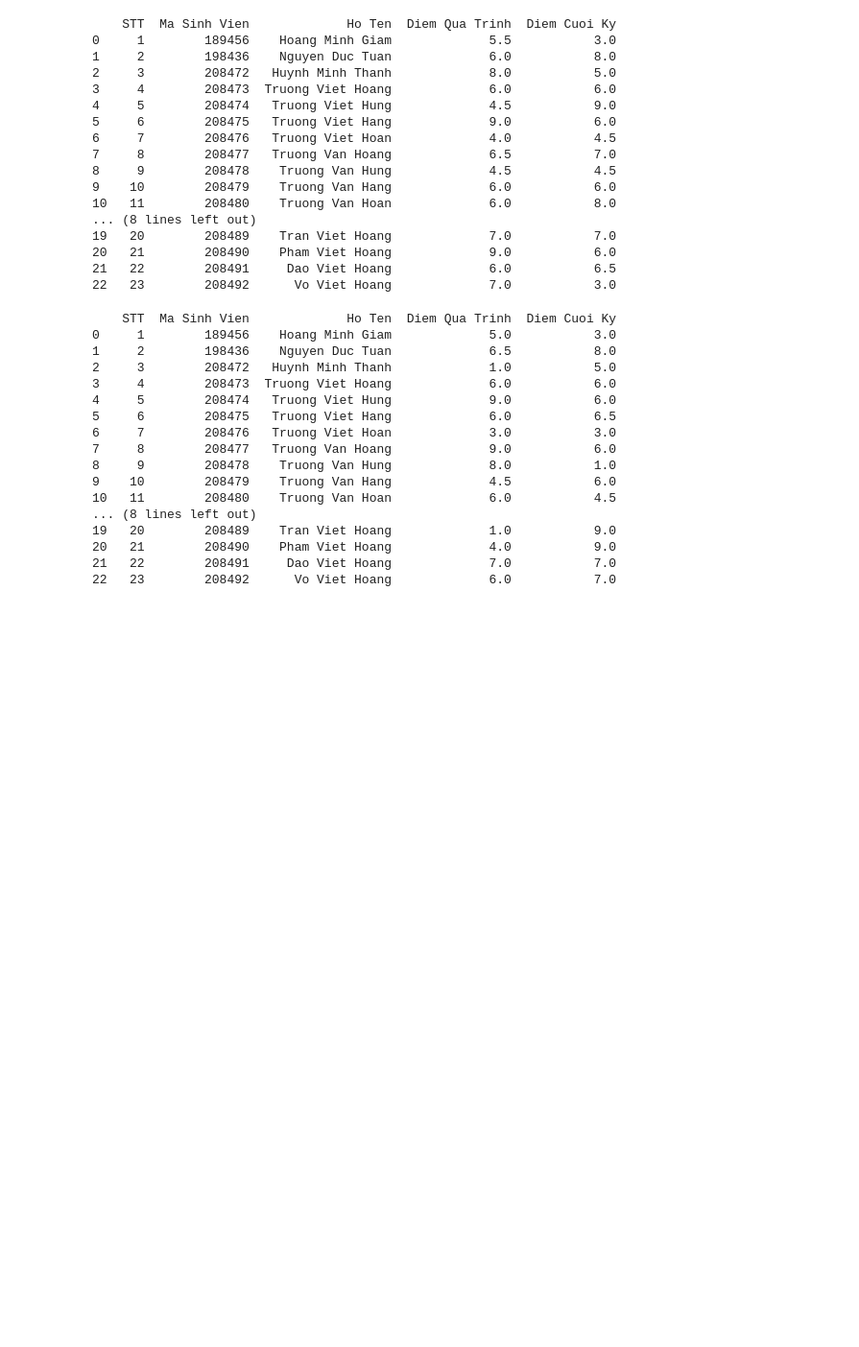
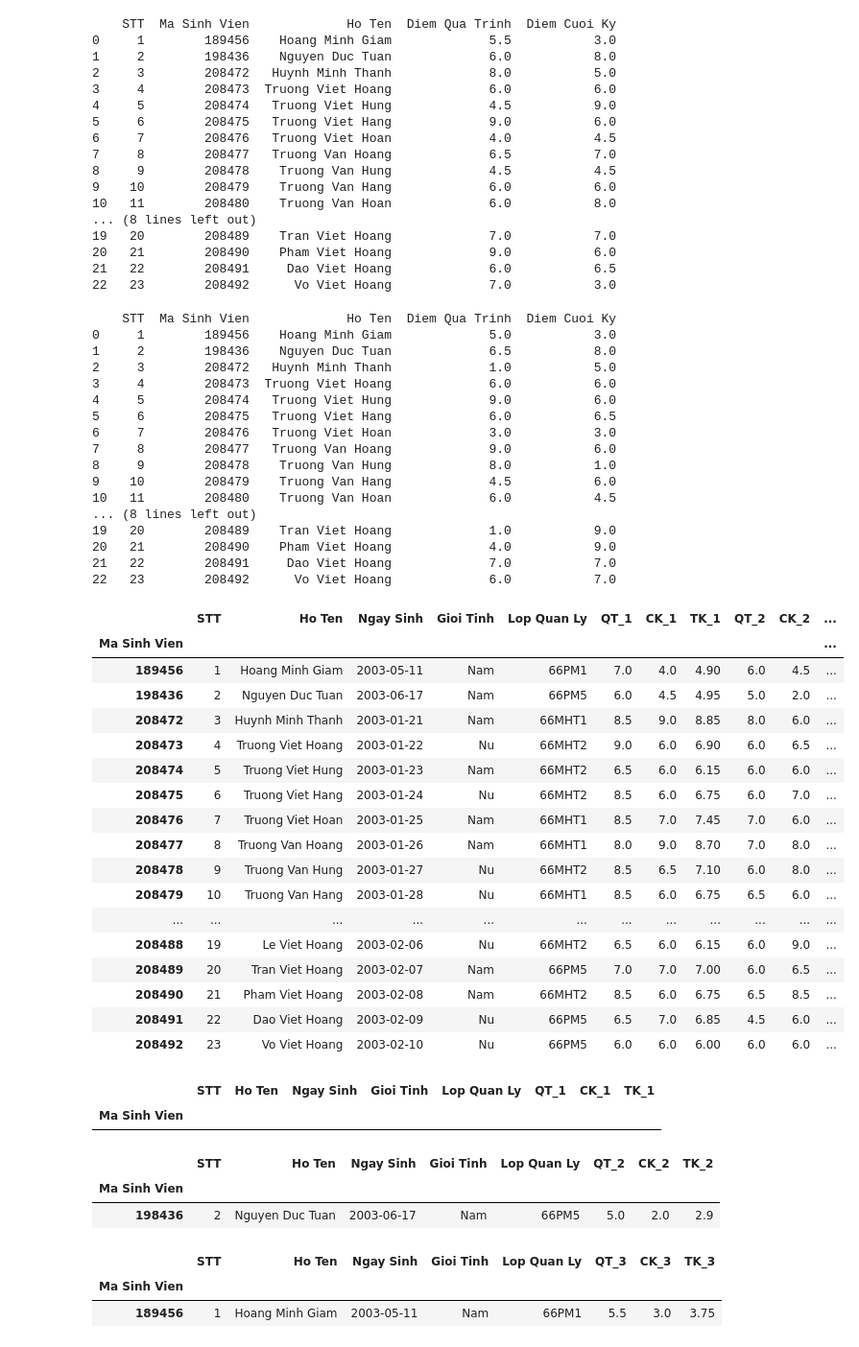
Before and after one commit to ngminhoang/Python-UDKT_Project-ManaPloyee, a Jupyter notebook: BT_02/BaiThucHanhNhomSo2.ipynb, the cells around one changed output. Shown: that part at 96% size. Cells and saved outputs as stored; diff of their text form; code cells hidden in the pictures; blank space fills up the shorter version.

```diff
--- a/BT_02/BaiThucHanhNhomSo2.ipynb
+++ b/BT_02/BaiThucHanhNhomSo2.ipynb
@@ -193,3 +209,19 @@ print(df_diem_mon_4)
 20   21        208490    Pham Viet Hoang             4.0           9.0
 21   22        208491     Dao Viet Hoang             7.0           7.0
 22   23        208492      Vo Viet Hoang             6.0           7.0
+# %%
+temp_diem_1 = df_diem_mon_1.copy()
+temp_diem_2 = df_diem_mon_2.copy()
+temp_diem_3 = df_diem_mon_3.copy()
+temp_diem_4 = df_diem_mon_4.copy()
+# %%
+# Add indexes
+
+temp_diem_1_reset = temp_diem_1.drop(["STT", "Ho Ten"], axis="columns").rename({"Diem Qua Trinh": "QT_1", "Diem Cuoi Ky": "CK_1"},
+                                                                   axis='columns').set_index('Ma Sinh Vien')
+temp_diem_2_reset = temp_diem_2.drop(["STT", "Ho Ten"], axis="columns").rename({"Diem Qua Trinh": "QT_2", "Diem Cuoi Ky": "CK_2"},
+                                                                   axis='columns').set_index('Ma Sinh Vien')
+temp_diem_3_reset = temp_diem_3.drop(["STT", "Ho Ten"], axis="columns").rename({"Diem Qua Trinh": "QT_3", "Diem Cuoi Ky": "CK_3"},
+                                                                   axis='columns').set_index('Ma Sinh Vien')
+temp_diem_4_reset = temp_diem_4.drop(["STT", "Ho Ten"], axis="columns").rename({"Diem Qua Trinh": "QT_4", "Diem Cuoi Ky": "CK_4"},
+                                                                   axis='columns').set_index('Ma Sinh Vien')
@@ -195,0 +238,24 @@ print(df_diem_mon_4)
+# %%
+# All sinh vien + all diem
+df_all_diem_sinh_vien = df_sinh_vien.set_index('Ma Sinh Vien').join(
+    [temp_diem_1_reset, temp_diem_2_reset, temp_diem_3_reset, temp_diem_4_reset])
+df_all_diem_sinh_vien
+# %% [output]
+|  | STT | Ho Ten | Ngay Sinh | Gioi Tinh | Lop Quan Ly | QT_1 | CK_1 | TK_1 | QT_2 | CK_2 | ... |
+| Ma Sinh Vien |  |  |  |  |  |  |  |  |  |  | ... |
+| 189456 | 1 | Hoang Minh Giam | 2003-05-11 | Nam | 66PM1 | 7.0 | 4.0 | 4.90 | 6.0 | 4.5 | ... |
+| 198436 | 2 | Nguyen Duc Tuan | 2003-06-17 | Nam | 66PM5 | 6.0 | 4.5 | 4.95 | 5.0 | 2.0 | ... |
+| 208472 | 3 | Huynh Minh Thanh | 2003-01-21 | Nam | 66MHT1 | 8.5 | 9.0 | 8.85 | 8.0 | 6.0 | ... |
+| 208473 | 4 | Truong Viet Hoang | 2003-01-22 | Nu | 66MHT2 | 9.0 | 6.0 | 6.90 | 6.0 | 6.5 | ... |
+| 208474 | 5 | Truong Viet Hung | 2003-01-23 | Nam | 66MHT2 | 6.5 | 6.0 | 6.15 | 6.0 | 6.0 | ... |
+| 208475 | 6 | Truong Viet Hang | 2003-01-24 | Nu | 66MHT2 | 8.5 | 6.0 | 6.75 | 6.0 | 7.0 | ... |
+| 208476 | 7 | Truong Viet Hoan | 2003-01-25 | Nam | 66MHT1 | 8.5 | 7.0 | 7.45 | 7.0 | 6.0 | ... |
+| 208477 | 8 | Truong Van Hoang | 2003-01-26 | Nam | 66MHT1 | 8.0 | 9.0 | 8.70 | 7.0 | 8.0 | ... |
+| 208478 | 9 | Truong Van Hung | 2003-01-27 | Nu | 66MHT2 | 8.5 | 6.5 | 7.10 | 6.0 | 8.0 | ... |
+| 208479 | 10 | Truong Van Hang | 2003-01-28 | Nu | 66MHT1 | 8.5 | 6.0 | 6.75 | 6.5 | 6.0 | ... |
+| ... | ... | ... | ... | ... | ... | ... | ... | ... | ... | ... | ... |
+| 208488 | 19 | Le Viet Hoang | 2003-02-06 | Nu | 66MHT2 | 6.5 | 6.0 | 6.15 | 6.0 | 9.0 | ... |
+| 208489 | 20 | Tran Viet Hoang | 2003-02-07 | Nam | 66PM5 | 7.0 | 7.0 | 7.00 | 6.0 | 6.5 | ... |
+| 208490 | 21 | Pham Viet Hoang | 2003-02-08 | Nam | 66MHT2 | 8.5 | 6.0 | 6.75 | 6.5 | 8.5 | ... |
+| 208491 | 22 | Dao Viet Hoang | 2003-02-09 | Nu | 66PM5 | 6.5 | 7.0 | 6.85 | 4.5 | 6.0 | ... |
+| 208492 | 23 | Vo Viet Hoang | 2003-02-10 | Nu | 66PM5 | 6.0 | 6.0 | 6.00 | 6.0 | 6.0 | ... |
@@ -195,0 +267,18 @@ print(df_diem_mon_4)
+# %%
+# Cac svien co diem duoi 4 theo tung mon
+df_diem_1_sinh_vien[df_diem_1_sinh_vien["TK_1"] < 4.0]
+# %% [output]
+|  | STT | Ho Ten | Ngay Sinh | Gioi Tinh | Lop Quan Ly | QT_1 | CK_1 | TK_1 |
+| Ma Sinh Vien |  |  |  |  |  |  |  |  |
+# %%
+df_diem_2_sinh_vien[df_diem_2_sinh_vien["TK_2"] < 4.0]
+# %% [output]
+|  | STT | Ho Ten | Ngay Sinh | Gioi Tinh | Lop Quan Ly | QT_2 | CK_2 | TK_2 |
+| Ma Sinh Vien |  |  |  |  |  |  |  |  |
+| 198436 | 2 | Nguyen Duc Tuan | 2003-06-17 | Nam | 66PM5 | 5.0 | 2.0 | 2.9 |
+# %%
+df_diem_3_sinh_vien[df_diem_3_sinh_vien["TK_3"] < 4.0]
+# %% [output]
+|  | STT | Ho Ten | Ngay Sinh | Gioi Tinh | Lop Quan Ly | QT_3 | CK_3 | TK_3 |
+| Ma Sinh Vien |  |  |  |  |  |  |  |  |
+| 189456 | 1 | Hoang Minh Giam | 2003-05-11 | Nam | 66PM1 | 5.5 | 3.0 | 3.75 |
```
Also changed, not shown: parts of 9 cells of this notebook.
